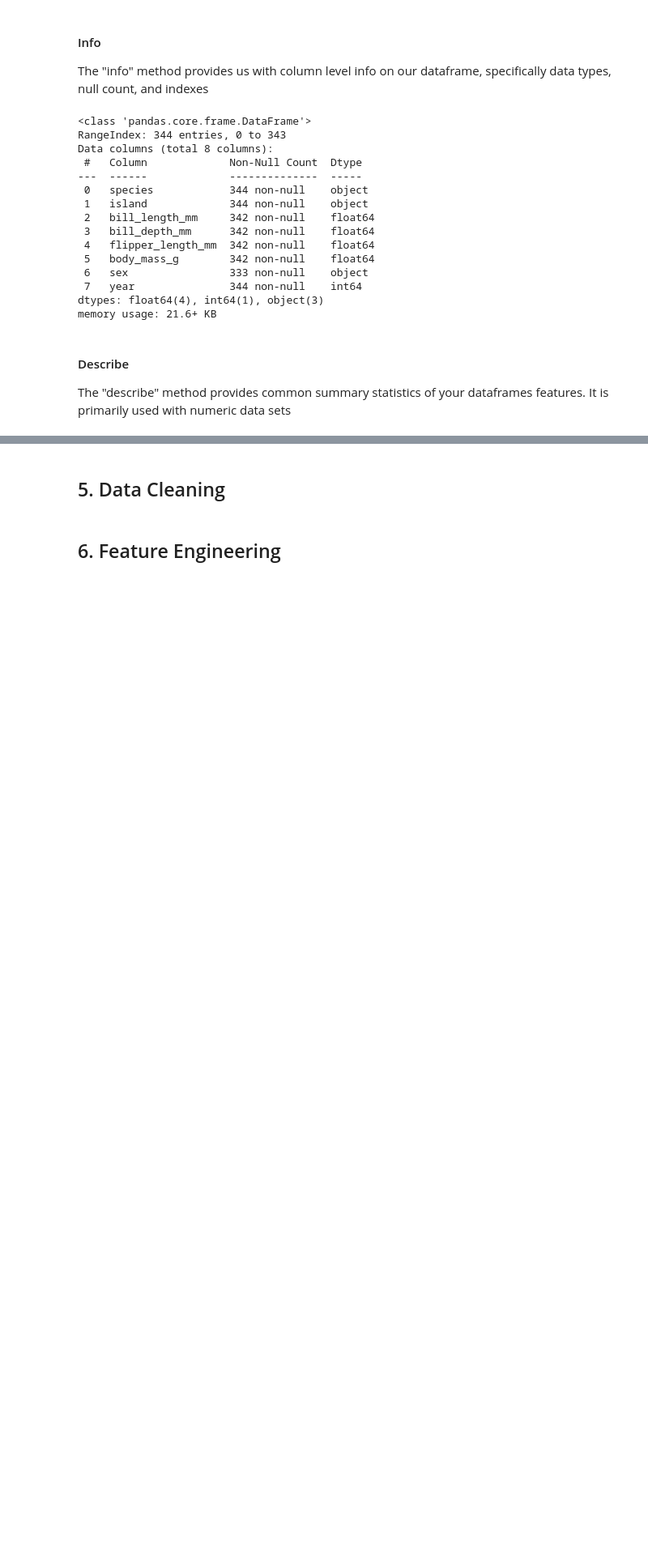
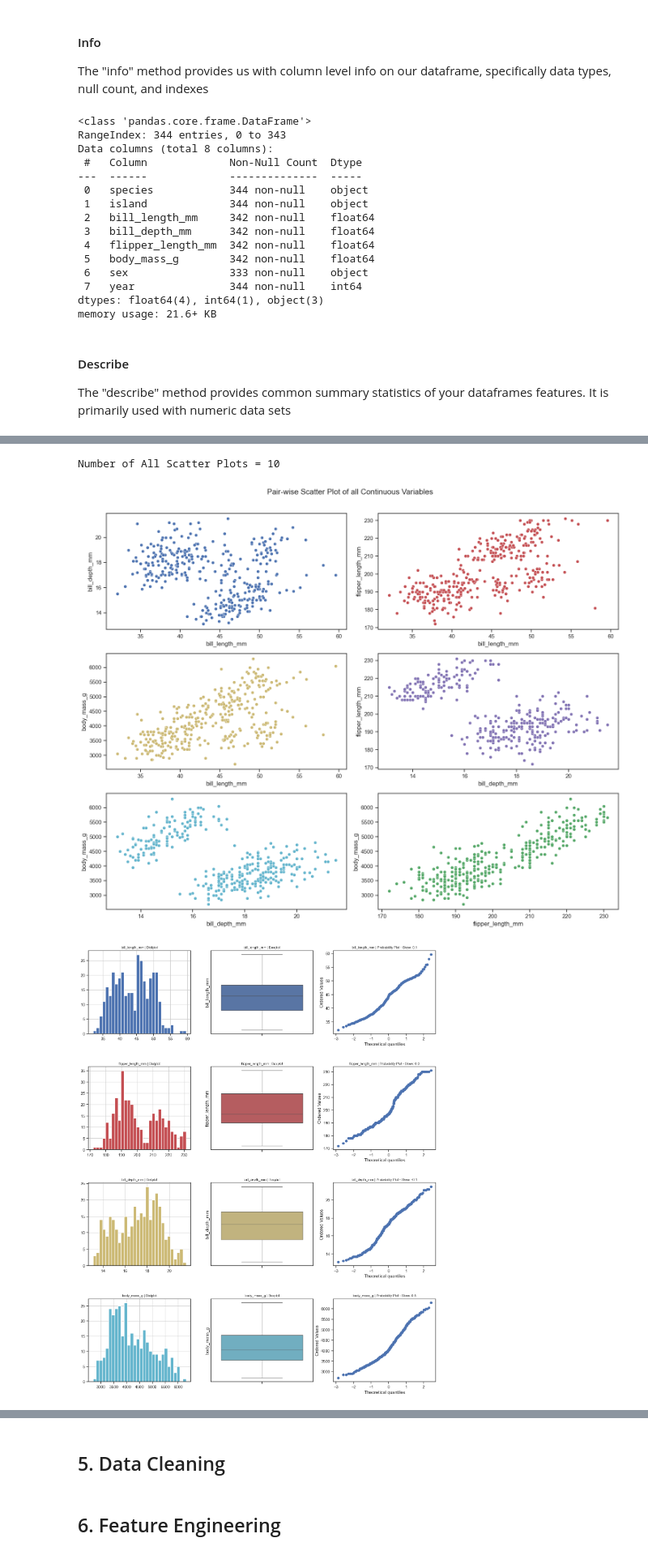
Before and after one commit to duncancalvert/ds_notes, a Jupyter notebook: reusable_templates/predictive_analytics/prediction.ipynb, the cells around one changed output, grey strips where cells are left out. Shown at 81% size. Drawn from its saved outputs; the diff is of its cells as text; code cells hidden in the pictures; blank space fills up the shorter version.

```diff
--- a/reusable_templates/predictive_analytics/prediction.ipynb
+++ b/reusable_templates/predictive_analytics/prediction.ipynb
@@ -99,0 +147,19 @@ df.describe()
+# %%
+AV = AutoViz_Class()
+%matplotlib inline
+
+# Run AutoViz on the dataframe
+dft = AV.AutoViz(
+    "",
+    sep=",",
+    depVar="",
+    dfte=df,
+    header=0,
+    verbose=1,
+    lowess=False,
+    chart_format="svg",
+    max_rows_analyzed=150000,
+    max_cols_analyzed=30,
+    save_plot_dir=None
+)
+# %% [output]
@@ -99,0 +195,3 @@ df.describe()
+Number of All Scatter Plots = 10
+[figure, added]
+[figure, added]
```
Also changed, not shown: parts of 13 cells of this notebook, 1 other file.
